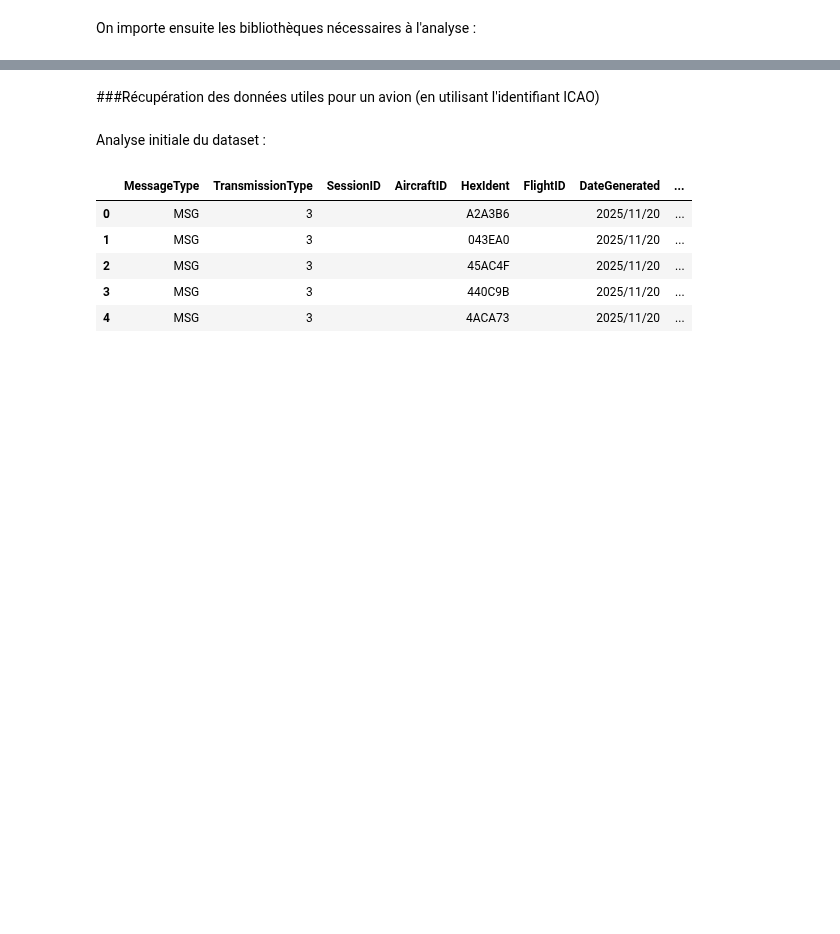
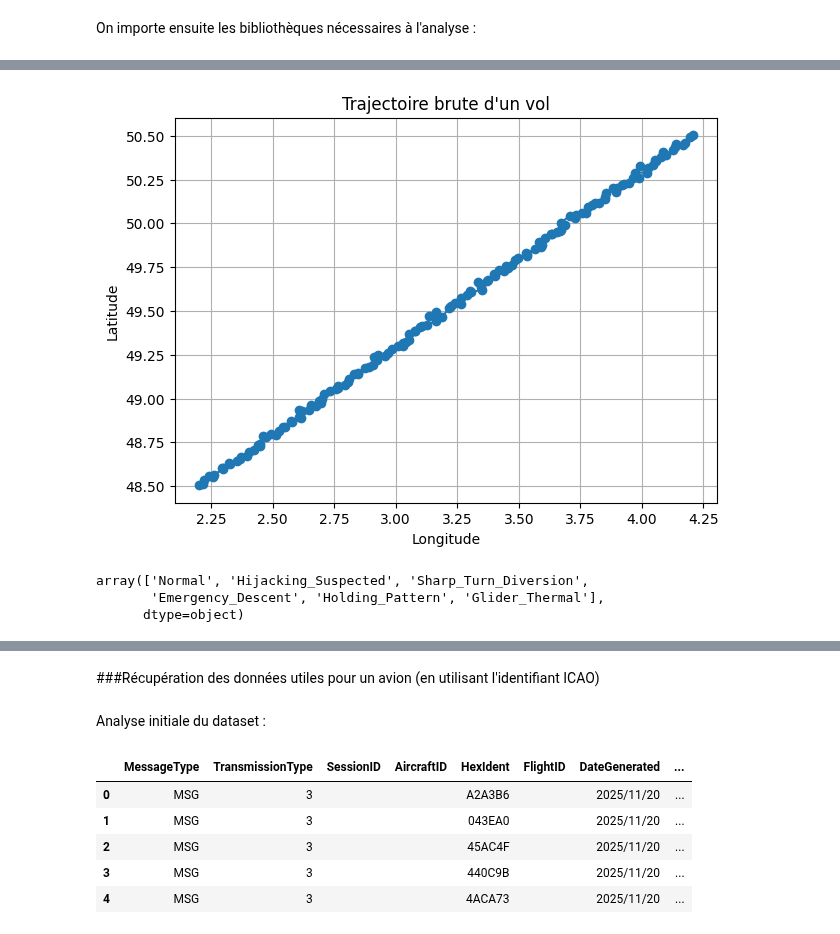
Before and after one commit to MGentieu/Data_analytics_aircraft_messages, a Jupyter notebook: Projet/GENTIEU_GOUESSE_Projet.ipynb, the cells around one changed output, grey strips where cells are left out. Drawn from its saved outputs; the diff is of its cells as text; code cells hidden in the pictures; blank space fills up the shorter version.

```diff
--- a/Projet/GENTIEU_GOUESSE_Projet.ipynb
+++ b/Projet/GENTIEU_GOUESSE_Projet.ipynb
@@ -86,0 +71,2 @@ Fichier existant trouvé : /content/Data_analytics_aircraft_messages/TP2/adsb_da
+# %%
+df = pd.read_csv(f"{PROJECT_ROOT}/dataset_trajectoires_anomalies.csv")
@@ -86,0 +113,18 @@ Fichier existant trouvé : /content/Data_analytics_aircraft_messages/TP2/adsb_da
+# %%
+sample = df[df["flight_id"] == df["flight_id"].iloc[0]]
+
+plt.figure(figsize=(7,5))
+plt.plot(sample["longitude"], sample["latitude"], marker='o')
+plt.title("Trajectoire brute d'un vol")
+plt.xlabel("Longitude")
+plt.ylabel("Latitude")
+plt.grid(True)
+plt.show()
+# %% [output]
+[figure, added]
+# %%
+df["anomaly_type"].unique()
+# %% [output]
+array(['Normal', 'Hijacking_Suspected', 'Sharp_Turn_Diversion',
+       'Emergency_Descent', 'Holding_Pattern', 'Glider_Thermal'],
+      dtype=object)
```
Also changed, not shown: parts of 9 cells of this notebook.
